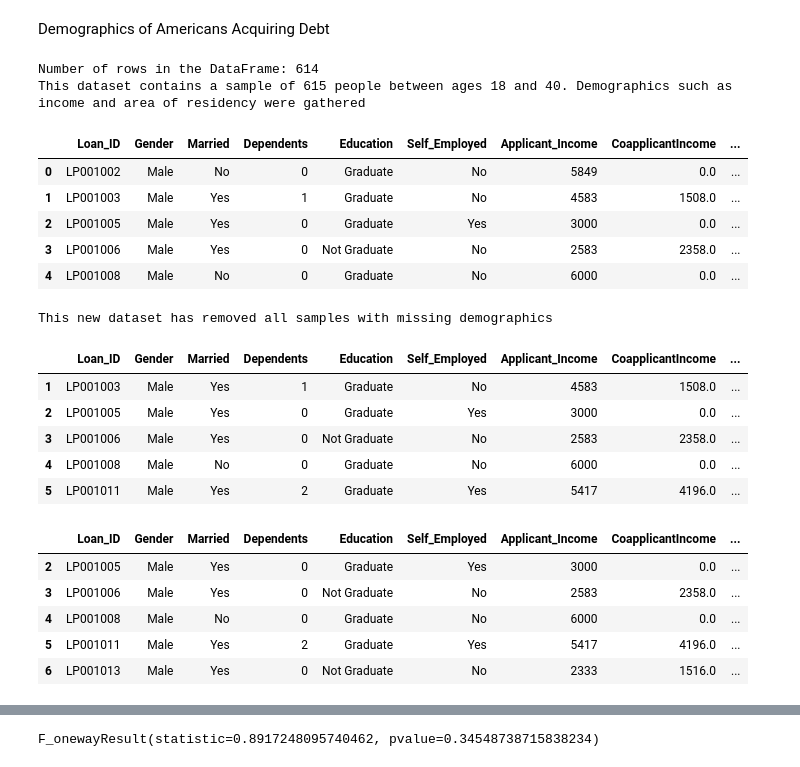
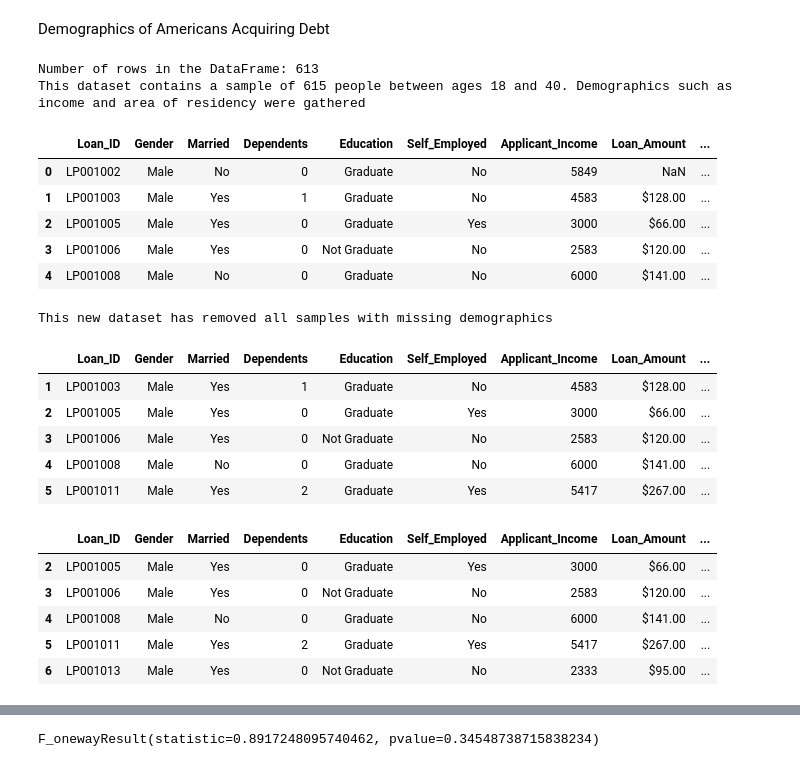
Before and after one commit to AsianInvasion00/Group2_Project1, a Jupyter notebook: Joyce.ipynb, the cells around one changed output, grey strips where cells are left out. Saved outputs shown, nothing was run; the diff lists cells and outputs as text; code cells hidden in the pictures.

```diff
--- a/Joyce.ipynb
+++ b/Joyce.ipynb
@@ -15,43 +15,43 @@ import scipy.stats as stats
 # %%
 #Load in file
 loan_file = Path('Resources/loan_data_set.csv')
 
 #Read and display the CSV with Pandas
 loan_df = pd.read_csv(loan_file)
 
 print(f"Number of rows in the DataFrame: {len(loan_df)}")
 print("This dataset contains a sample of 615 people between ages 18 and 40. Demographics such as income and area of residency were gathered")
-df.head()
+loan_df.head()
 # %% [output]
-Number of rows in the DataFrame: 614
+Number of rows in the DataFrame: 613
 This dataset contains a sample of 615 people between ages 18 and 40. Demographics such as income and area of residency were gathered
-|  | Loan_ID | Gender | Married | Dependents | Education | Self_Employed | Applicant_Income | CoapplicantIncome | ... |
-| 0 | LP001002 | Male | No | 0 | Graduate | No | 5849 | 0.0 | ... |
-| 1 | LP001003 | Male | Yes | 1 | Graduate | No | 4583 | 1508.0 | ... |
-| 2 | LP001005 | Male | Yes | 0 | Graduate | Yes | 3000 | 0.0 | ... |
-| 3 | LP001006 | Male | Yes | 0 | Not Graduate | No | 2583 | 2358.0 | ... |
-| 4 | LP001008 | Male | No | 0 | Graduate | No | 6000 | 0.0 | ... |
+|  | Loan_ID | Gender | Married | Dependents | Education | Self_Employed | Applicant_Income | Loan_Amount | ... |
+| 0 | LP001002 | Male | No | 0 | Graduate | No | 5849 | NaN | ... |
+| 1 | LP001003 | Male | Yes | 1 | Graduate | No | 4583 | $128.00 | ... |
+| 2 | LP001005 | Male | Yes | 0 | Graduate | Yes | 3000 | $66.00 | ... |
+| 3 | LP001006 | Male | Yes | 0 | Not Graduate | No | 2583 | $120.00 | ... |
+| 4 | LP001008 | Male | No | 0 | Graduate | No | 6000 | $141.00 | ... |
 # %%
 #Remove columns with missing data
-loan_df=df.dropna()
+loan_df=loan_df.dropna()
 print("This new dataset has removed all samples with missing demographics")
 loan_df.head()
 # %% [output]
 This new dataset has removed all samples with missing demographics
-|  | Loan_ID | Gender | Married | Dependents | Education | Self_Employed | Applicant_Income | CoapplicantIncome | ... |
-| 1 | LP001003 | Male | Yes | 1 | Graduate | No | 4583 | 1508.0 | ... |
-| 2 | LP001005 | Male | Yes | 0 | Graduate | Yes | 3000 | 0.0 | ... |
-| 3 | LP001006 | Male | Yes | 0 | Not Graduate | No | 2583 | 2358.0 | ... |
-| 4 | LP001008 | Male | No | 0 | Graduate | No | 6000 | 0.0 | ... |
-| 5 | LP001011 | Male | Yes | 2 | Graduate | Yes | 5417 | 4196.0 | ... |
+|  | Loan_ID | Gender | Married | Dependents | Education | Self_Employed | Applicant_Income | Loan_Amount | ... |
+| 1 | LP001003 | Male | Yes | 1 | Graduate | No | 4583 | $128.00 | ... |
+| 2 | LP001005 | Male | Yes | 0 | Graduate | Yes | 3000 | $66.00 | ... |
+| 3 | LP001006 | Male | Yes | 0 | Not Graduate | No | 2583 | $120.00 | ... |
+| 4 | LP001008 | Male | No | 0 | Graduate | No | 6000 | $141.00 | ... |
+| 5 | LP001011 | Male | Yes | 2 | Graduate | Yes | 5417 | $267.00 | ... |
 # %%
-#Create dataframe with only those that took loans
-borrowers = loan_df[loan_df.iloc[:,12] == "Y"]
-borrowers.head()
+#Create dataframe with only those that are approved loans
+approved = loan_df[loan_df.iloc[:,11] == "Y"]
+approved.head()
 # %% [output]
-|  | Loan_ID | Gender | Married | Dependents | Education | Self_Employed | Applicant_Income | CoapplicantIncome | ... |
-| 2 | LP001005 | Male | Yes | 0 | Graduate | Yes | 3000 | 0.0 | ... |
-| 3 | LP001006 | Male | Yes | 0 | Not Graduate | No | 2583 | 2358.0 | ... |
-| 4 | LP001008 | Male | No | 0 | Graduate | No | 6000 | 0.0 | ... |
-| 5 | LP001011 | Male | Yes | 2 | Graduate | Yes | 5417 | 4196.0 | ... |
-| 6 | LP001013 | Male | Yes | 0 | Not Graduate | No | 2333 | 1516.0 | ... |
+|  | Loan_ID | Gender | Married | Dependents | Education | Self_Employed | Applicant_Income | Loan_Amount | ... |
+| 2 | LP001005 | Male | Yes | 0 | Graduate | Yes | 3000 | $66.00 | ... |
+| 3 | LP001006 | Male | Yes | 0 | Not Graduate | No | 2583 | $120.00 | ... |
+| 4 | LP001008 | Male | No | 0 | Graduate | No | 6000 | $141.00 | ... |
+| 5 | LP001011 | Male | Yes | 2 | Graduate | Yes | 5417 | $267.00 | ... |
+| 6 | LP001013 | Male | Yes | 0 | Not Graduate | No | 2333 | $95.00 | ... |
```
Also changed, not shown: parts of 11 cells of this notebook, 1 other file.
